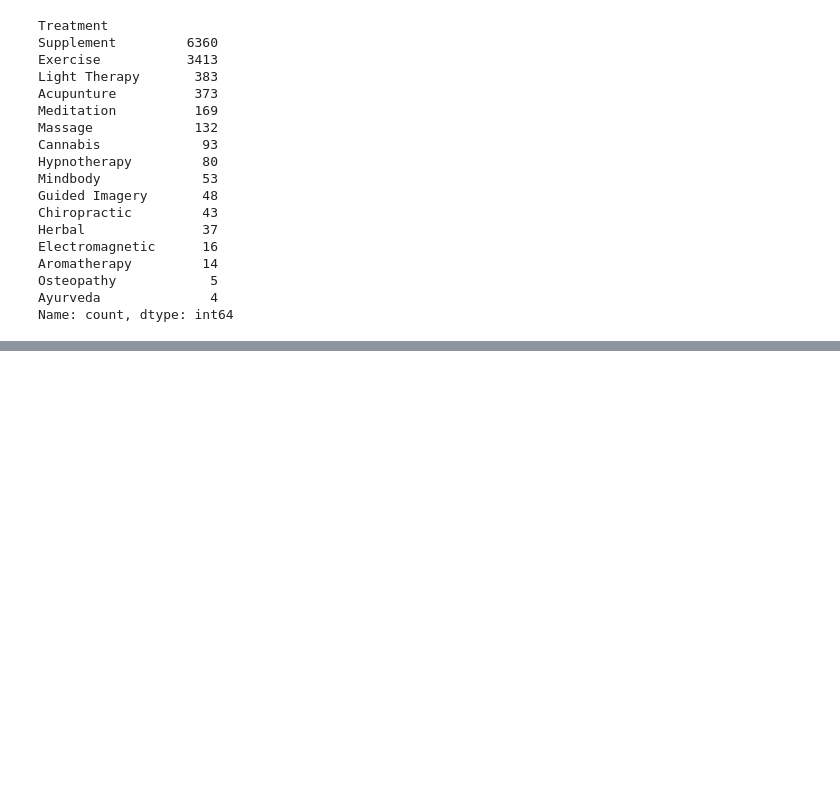
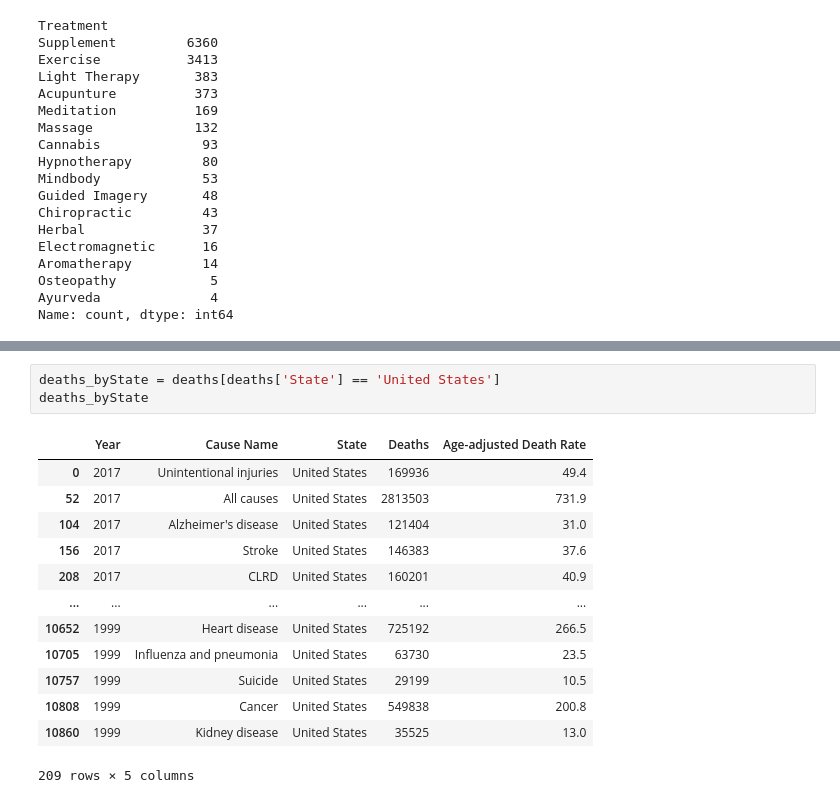
Before and after one commit to DoricesPieces/ClinicalTrials, a Jupyter notebook: Alternative Therapies analysis.ipynb, the cells around one changed output, grey strips where cells are left out. Saved outputs shown, nothing was run; the diff lists cells and outputs as text; blank space fills up the shorter version.

```diff
--- a/Alternative Therapies analysis.ipynb
+++ b/Alternative Therapies analysis.ipynb
@@ -522,0 +531,17 @@ deaths
+# %%
+deaths_byState = deaths[deaths['State'] == 'United States']
+deaths_byState
+# %% [output]
+|  | Year | Cause Name | State | Deaths | Age-adjusted Death Rate |
+| 0 | 2017 | Unintentional injuries | United States | 169936 | 49.4 |
+| 52 | 2017 | All causes | United States | 2813503 | 731.9 |
+| 104 | 2017 | Alzheimer's disease | United States | 121404 | 31.0 |
+| 156 | 2017 | Stroke | United States | 146383 | 37.6 |
+| 208 | 2017 | CLRD | United States | 160201 | 40.9 |
+| ... | ... | ... | ... | ... | ... |
+| 10652 | 1999 | Heart disease | United States | 725192 | 266.5 |
+| 10705 | 1999 | Influenza and pneumonia | United States | 63730 | 23.5 |
+| 10757 | 1999 | Suicide | United States | 29199 | 10.5 |
+| 10808 | 1999 | Cancer | United States | 549838 | 200.8 |
+| 10860 | 1999 | Kidney disease | United States | 35525 | 13.0 |
+209 rows × 5 columns
```
Also changed, not shown: parts of 12 cells of this notebook, 1 other file.
